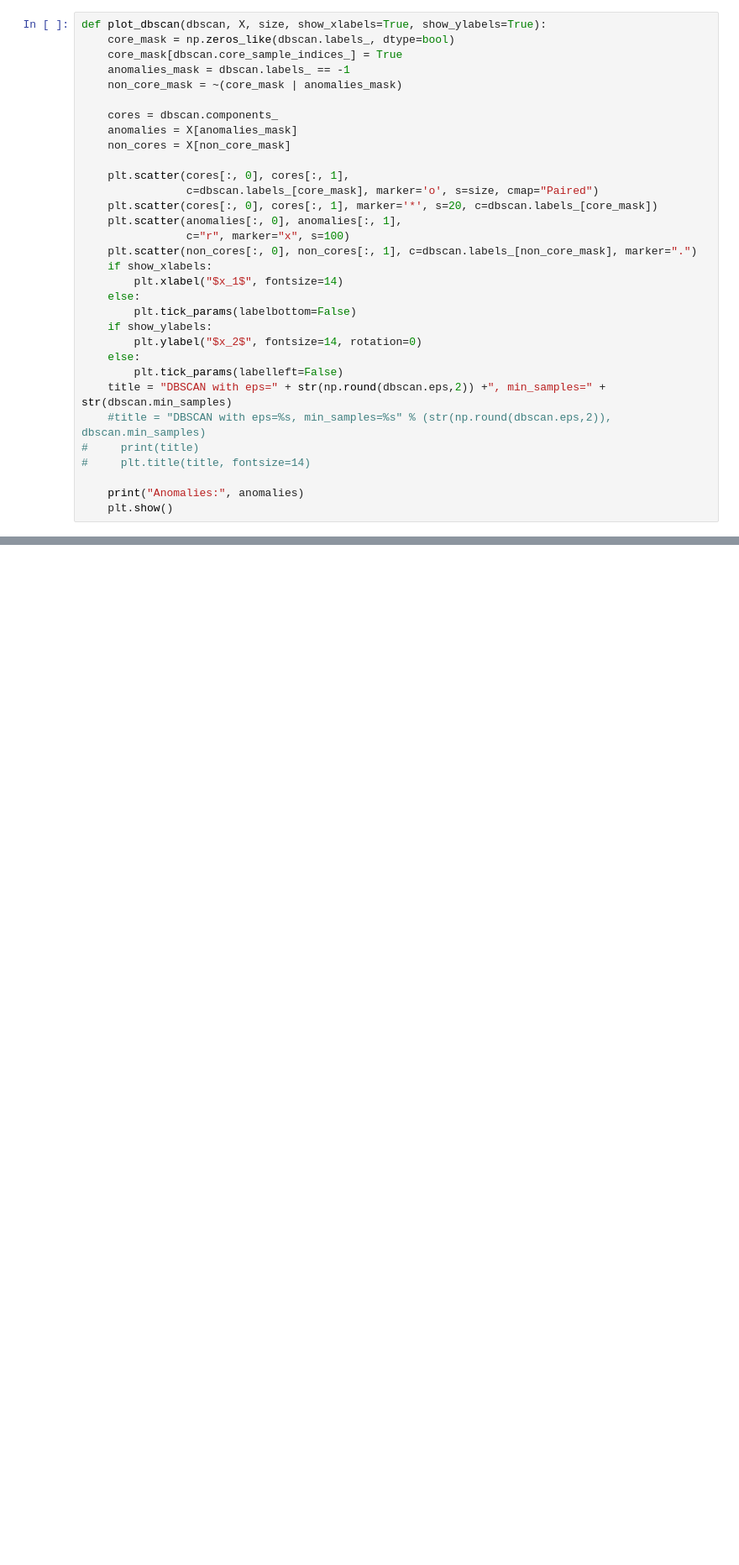
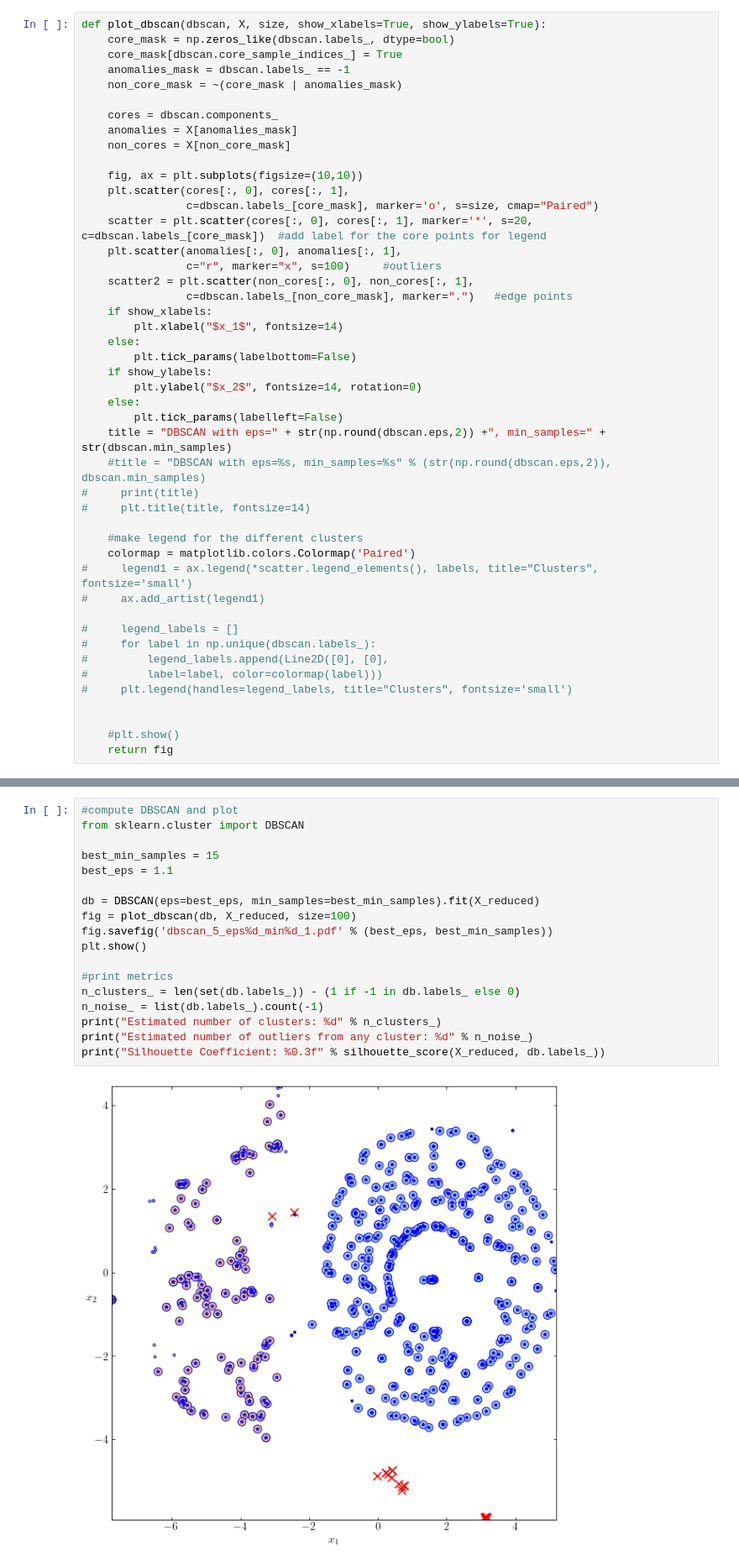
Before and after one commit to keriheuer/autoencoder, a Jupyter notebook: new_model.ipynb, the cells around one changed output, grey strips where cells are left out. Shown at 84% size. Cells and saved outputs as stored; diff of their text form; blank space fills up the shorter version.

```diff
--- a/new_model.ipynb
+++ b/new_model.ipynb
@@ -359,12 +319,14 @@ def plot_dbscan(dbscan, X, size, show_xlabels=True, show_ylabels=True):
     anomalies = X[anomalies_mask]
     non_cores = X[non_core_mask]
 
+    fig, ax = plt.subplots(figsize=(10,10))
     plt.scatter(cores[:, 0], cores[:, 1],
                 c=dbscan.labels_[core_mask], marker='o', s=size, cmap="Paired")
-    plt.scatter(cores[:, 0], cores[:, 1], marker='*', s=20, c=dbscan.labels_[core_mask])
+    scatter = plt.scatter(cores[:, 0], cores[:, 1], marker='*', s=20, c=dbscan.labels_[core_mask])  #add label for the core points for legend
     plt.scatter(anomalies[:, 0], anomalies[:, 1],
-                c="r", marker="x", s=100)
-    plt.scatter(non_cores[:, 0], non_cores[:, 1], c=dbscan.labels_[non_core_mask], marker=".")
+                c="r", marker="x", s=100)     #outliers
+    scatter2 = plt.scatter(non_cores[:, 0], non_cores[:, 1],
+                c=dbscan.labels_[non_core_mask], marker=".")   #edge points
     if show_xlabels:
         plt.xlabel("$x_1$", fontsize=14)
     else:
@@ -378,8 +340,20 @@ def plot_dbscan(dbscan, X, size, show_xlabels=True, show_ylabels=True):
 #     print(title)
 #     plt.title(title, fontsize=14)
 
-    print("Anomalies:", anomalies)
-    plt.show()
+    #make legend for the different clusters
+    colormap = matplotlib.colors.Colormap('Paired')
+#     legend1 = ax.legend(*scatter.legend_elements(), labels, title="Clusters", fontsize='small')
+#     ax.add_artist(legend1)
+
+#     legend_labels = []
+#     for label in np.unique(dbscan.labels_):
+#         legend_labels.append(Line2D([0], [0],
+#         label=label, color=colormap(label)))
+#     plt.legend(handles=legend_labels, title="Clusters", fontsize='small')
+
+
+    #plt.show()
+    return fig
 # %%
 #find optimal number of clusters for DBSCAN
 from sklearn.metrics import silhouette_samples, silhouette_score
@@ -453,0 +422,20 @@ plot_dbscan(db, X_reduced, size=100)
+# %%
+#compute DBSCAN and plot
+from sklearn.cluster import DBSCAN
+
+best_min_samples = 15
+best_eps = 1.1
+
+db = DBSCAN(eps=best_eps, min_samples=best_min_samples).fit(X_reduced)
+fig = plot_dbscan(db, X_reduced, size=100)
+fig.savefig('dbscan_5_eps%d_min%d_1.pdf' % (best_eps, best_min_samples))
+plt.show()
+
+#print metrics
+n_clusters_ = len(set(db.labels_)) - (1 if -1 in db.labels_ else 0)
+n_noise_ = list(db.labels_).count(-1)
+print("Estimated number of clusters: %d" % n_clusters_)
+print("Estimated number of outliers from any cluster: %d" % n_noise_)
+print("Silhouette Coefficient: %0.3f" % silhouette_score(X_reduced, db.labels_))
+# %% [output]
+[figure, added]
```
Also changed, not shown: parts of 22 cells of this notebook.
